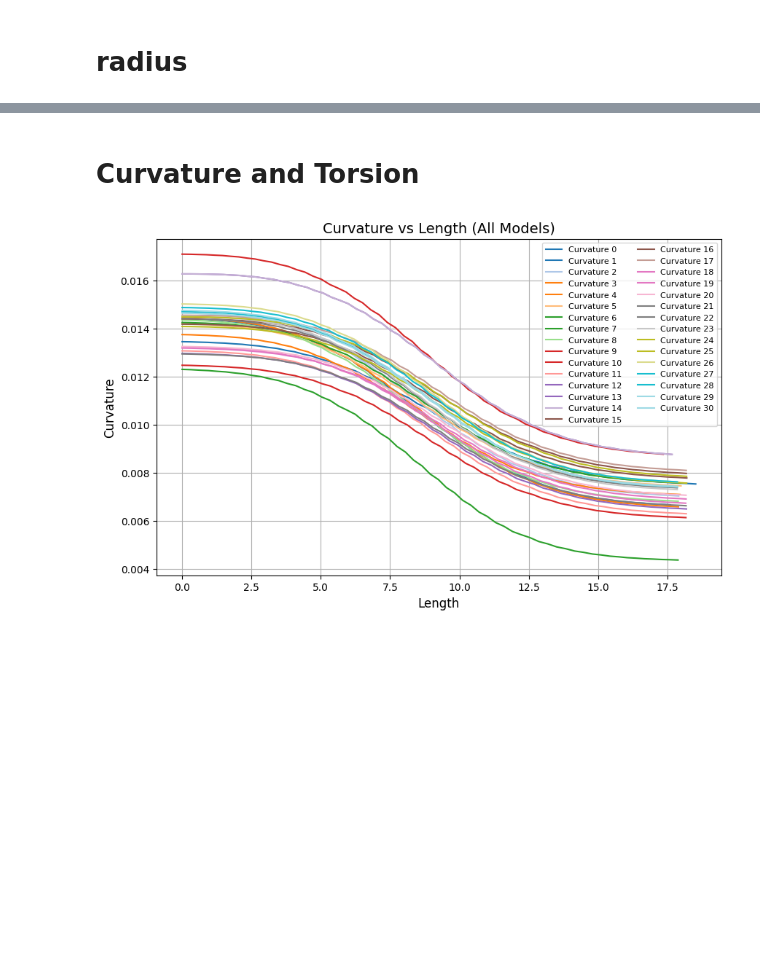
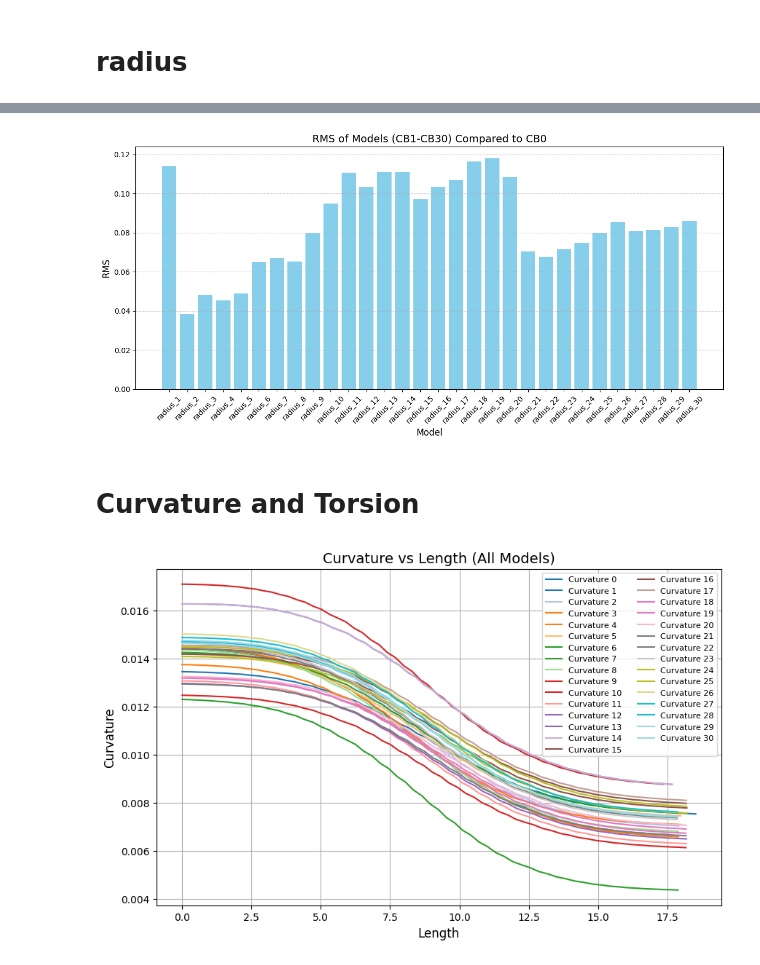
Before and after one commit to HARUJANE/PhD, a Jupyter notebook: matching and patching/4_stenosis/5_Compare/code.ipynb, the cells around one changed output, grey strips where cells are left out. Cells and saved outputs as stored; diff of their text form; code cells hidden in the pictures; blank space fills up the shorter version.

```diff
--- a/matching and patching/4_stenosis/5_Compare/code.ipynb
+++ b/matching and patching/4_stenosis/5_Compare/code.ipynb
@@ -339,3 +426,21 @@ plt.show()
+# %%
+# 绘制 RMS 结果的条形图
+import matplotlib.pyplot as plt
+
+models = list(rms_results.keys())
+rms_values = list(rms_results.values())
+
+plt.figure(figsize=(12, 6))
+plt.bar(models, rms_values, color='skyblue')
+plt.title('RMS of Models (CB1-CB30) Compared to CB0', fontsize=14)
+plt.xlabel('Model', fontsize=12)
+plt.ylabel('RMS', fontsize=12)
+plt.xticks(rotation=45, fontsize=10)
+plt.grid(axis='y', linestyle='--', alpha=0.7)
+plt.tight_layout()
+plt.show()
+# %% [output]
+[figure, added]
 # %% [markdown]
 # Curvature and Torsion
 # %%
```
Also changed, not shown: parts of 6 cells of this notebook, 1 other file.
